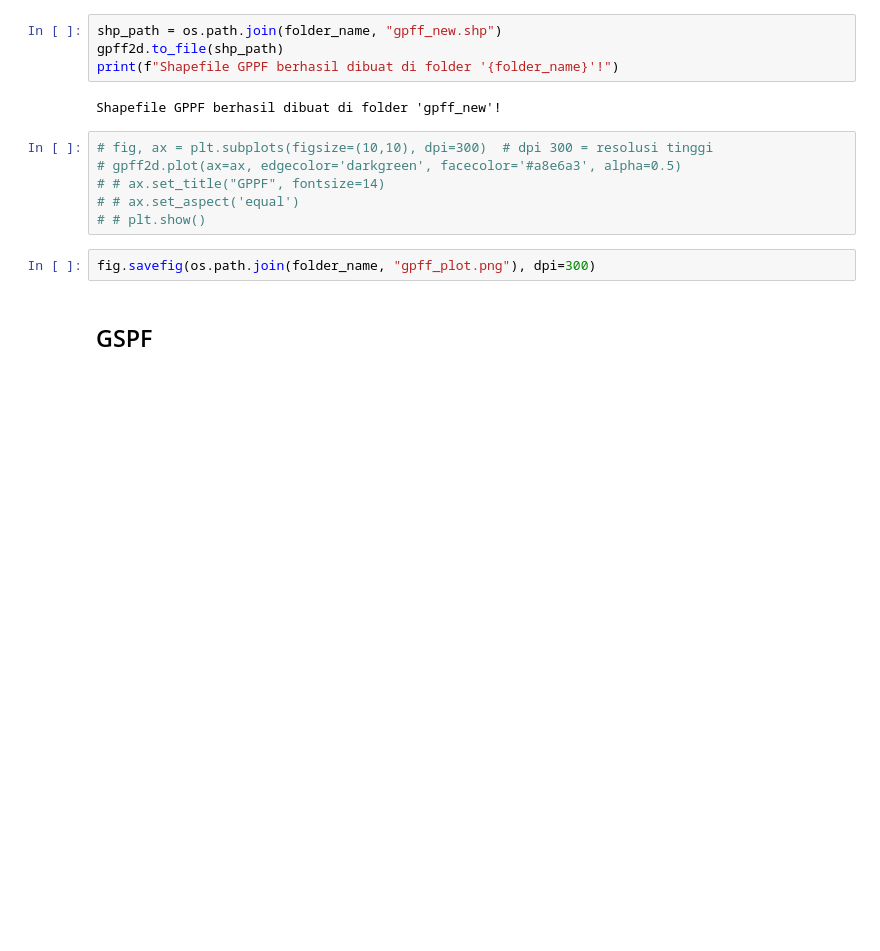
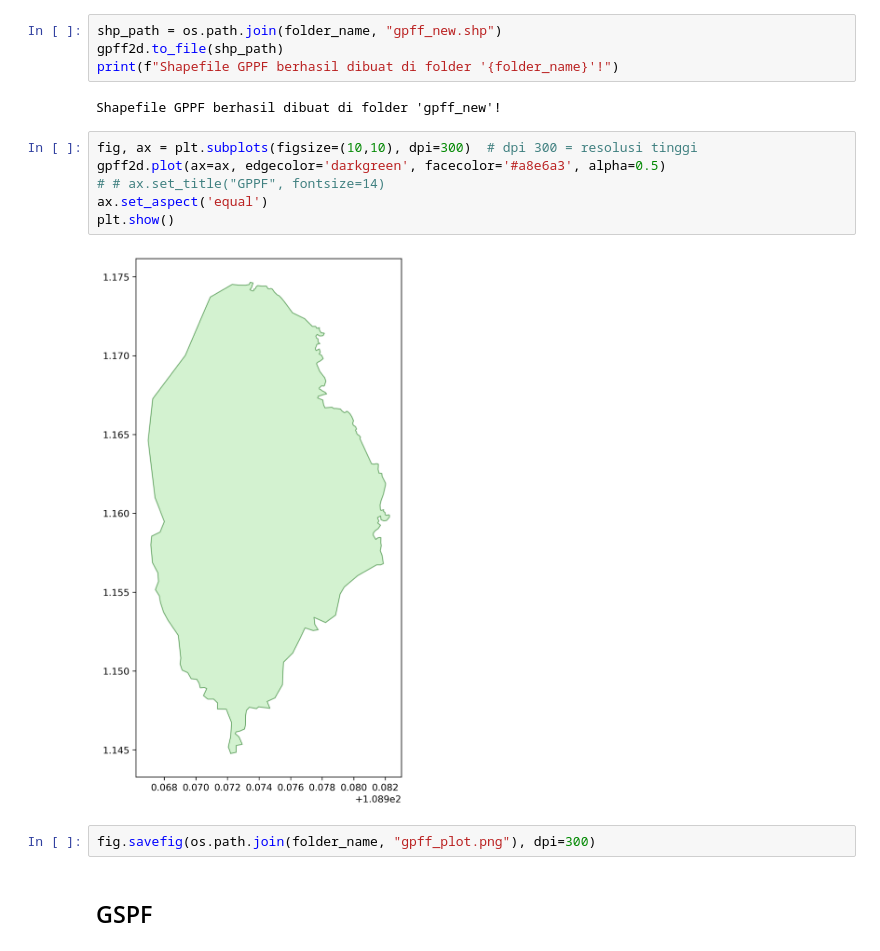
Before and after one commit to oktavianuu/data-analysis, a Jupyter notebook: geospatial-analysis/geospatial.ipynb, the cells around one changed output. Saved outputs shown, nothing was run; the diff lists cells and outputs as text; blank space fills up the shorter version.

```diff
--- a/geospatial-analysis/geospatial.ipynb
+++ b/geospatial-analysis/geospatial.ipynb
@@ -101,11 +107,13 @@ print(f"Shapefile GPPF berhasil dibuat di folder '{folder_name}'!")
 # %% [output]
 Shapefile GPPF berhasil dibuat di folder 'gpff_new'!
 # %%
-# fig, ax = plt.subplots(figsize=(10,10), dpi=300)  # dpi 300 = resolusi tinggi
-# gpff2d.plot(ax=ax, edgecolor='darkgreen', facecolor='#a8e6a3', alpha=0.5)
+fig, ax = plt.subplots(figsize=(10,10), dpi=300)  # dpi 300 = resolusi tinggi
+gpff2d.plot(ax=ax, edgecolor='darkgreen', facecolor='#a8e6a3', alpha=0.5)
 # # ax.set_title("GPPF", fontsize=14)
-# # ax.set_aspect('equal')
-# # plt.show()
+ax.set_aspect('equal')
+plt.show()
+# %% [output]
+[figure, added]
 # %%
 fig.savefig(os.path.join(folder_name, "gpff_plot.png"), dpi=300)
 # %% [markdown]
```
Also changed, not shown: parts of 5 cells of this notebook, 29 other files.
